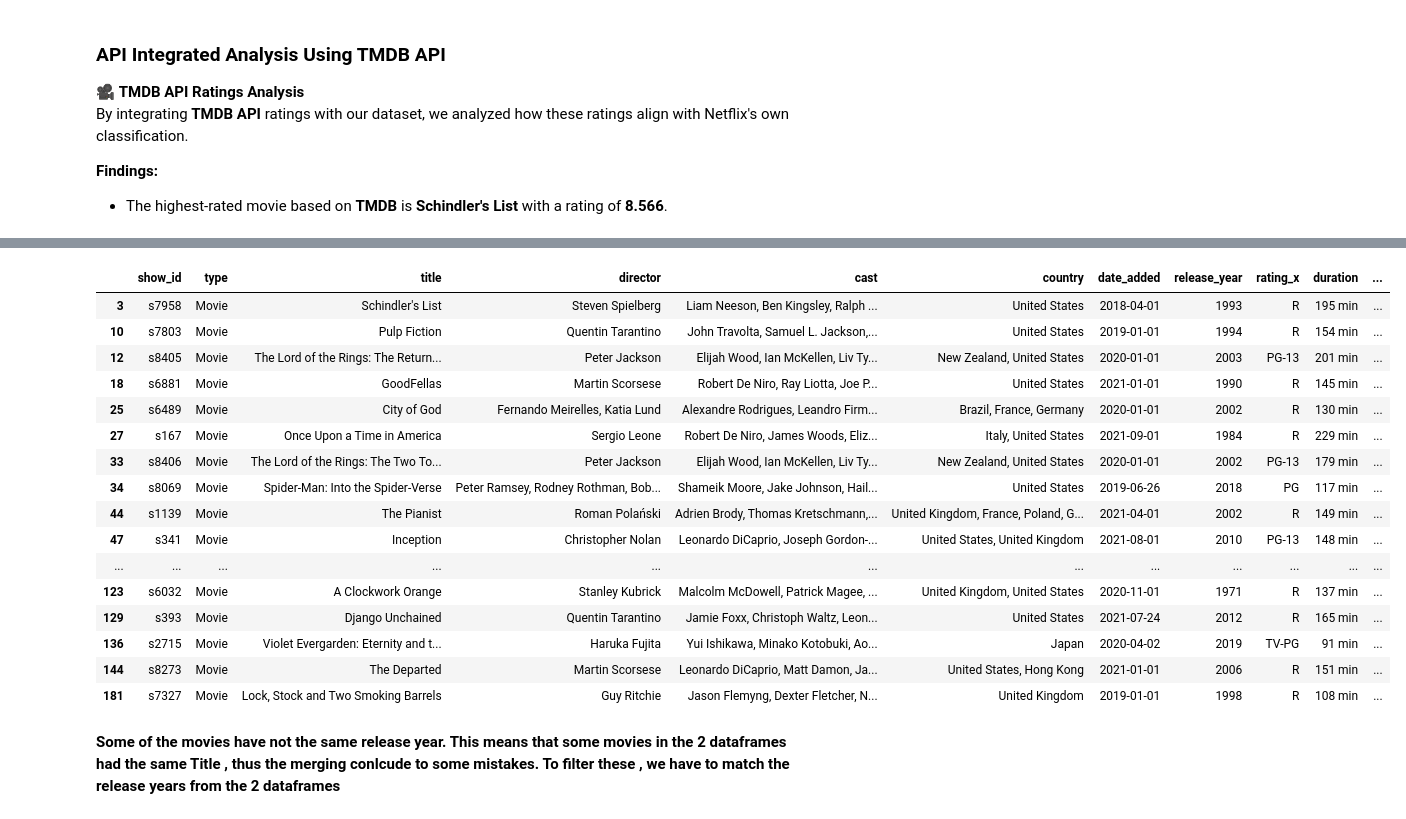
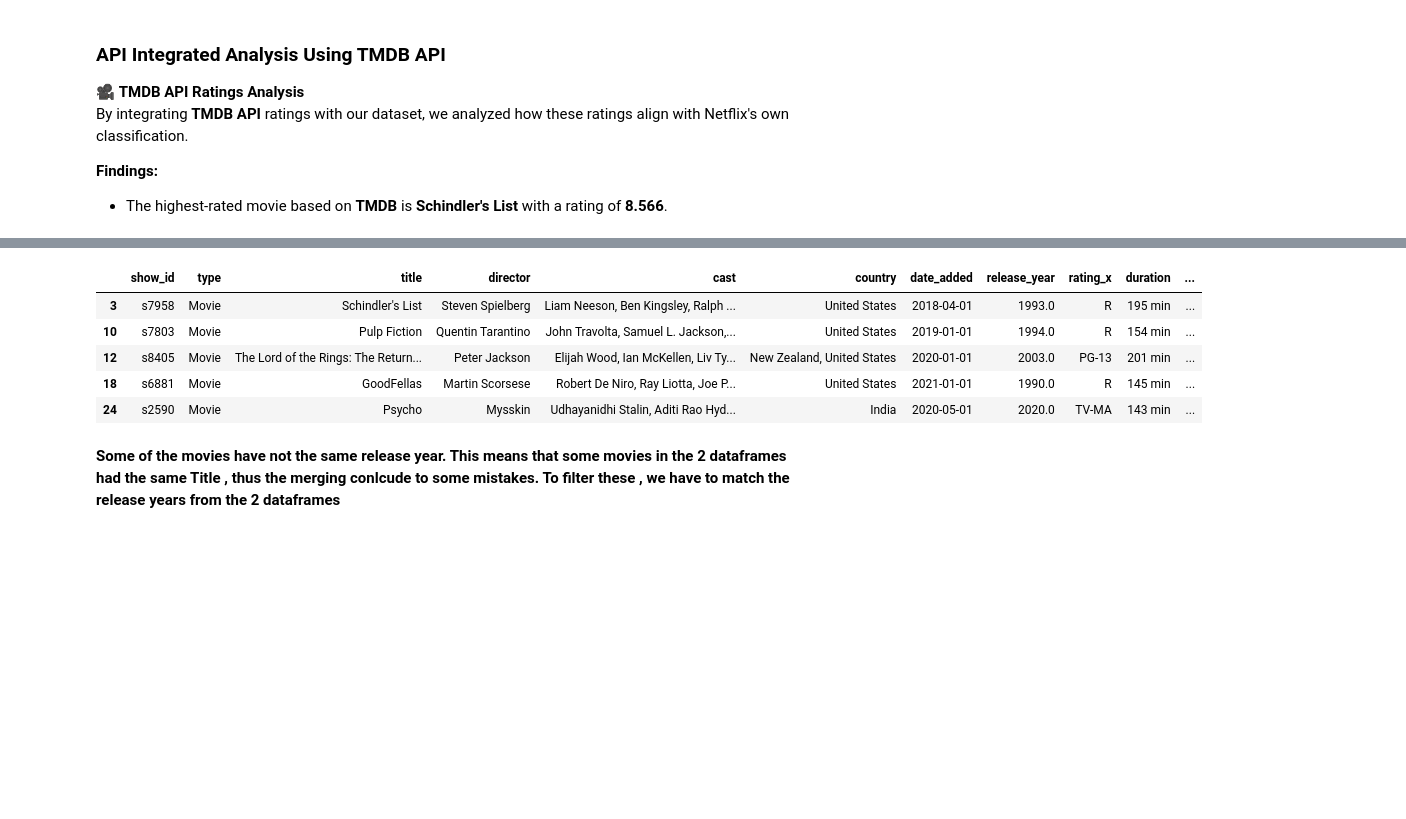
Before and after one commit to vasilis6194/Netflix-project, a Jupyter notebook: 4. Analysis/Netflix_analysis.ipynb, the cells around one changed output, grey strips where cells are left out. Drawn from its saved outputs; the diff is of its cells as text; code cells hidden in the pictures; blank space fills up the shorter version.

```diff
--- a/4. Analysis/Netflix_analysis.ipynb
+++ b/4. Analysis/Netflix_analysis.ipynb
@@ -280,25 +274,14 @@ df_top_movies.head()
 
 merged_df=df.merge(df_top_movies,on="title",how="right").dropna()
 # %%
-merged_df
+merged_df.head()
 # %% [output]
 |  | show_id | type | title | director | cast | country | date_added | release_year | rating_x | duration | ... |
-| 3 | s7958 | Movie | Schindler's List | Steven Spielberg | Liam Neeson, Ben Kingsley, Ralph ... | United States | 2018-04-01 | 1993 | R | 195 min | ... |
-| 10 | s7803 | Movie | Pulp Fiction | Quentin Tarantino | John Travolta, Samuel L. Jackson,... | United States | 2019-01-01 | 1994 | R | 154 min | ... |
-| 12 | s8405 | Movie | The Lord of the Rings: The Return... | Peter Jackson | Elijah Wood, Ian McKellen, Liv Ty... | New Zealand, United States | 2020-01-01 | 2003 | PG-13 | 201 min | ... |
-| 18 | s6881 | Movie | GoodFellas | Martin Scorsese | Robert De Niro, Ray Liotta, Joe P... | United States | 2021-01-01 | 1990 | R | 145 min | ... |
-| 25 | s6489 | Movie | City of God | Fernando Meirelles, Katia Lund | Alexandre Rodrigues, Leandro Firm... | Brazil, France, Germany | 2020-01-01 | 2002 | R | 130 min | ... |
-| 27 | s167 | Movie | Once Upon a Time in America | Sergio Leone | Robert De Niro, James Woods, Eliz... | Italy, United States | 2021-09-01 | 1984 | R | 229 min | ... |
-| 33 | s8406 | Movie | The Lord of the Rings: The Two To... | Peter Jackson | Elijah Wood, Ian McKellen, Liv Ty... | New Zealand, United States | 2020-01-01 | 2002 | PG-13 | 179 min | ... |
-| 34 | s8069 | Movie | Spider-Man: Into the Spider-Verse | Peter Ramsey, Rodney Rothman, Bob... | Shameik Moore, Jake Johnson, Hail... | United States | 2019-06-26 | 2018 | PG | 117 min | ... |
-| 44 | s1139 | Movie | The Pianist | Roman Polański | Adrien Brody, Thomas Kretschmann,... | United Kingdom, France, Poland, G... | 2021-04-01 | 2002 | R | 149 min | ... |
-| 47 | s341 | Movie | Inception | Christopher Nolan | Leonardo DiCaprio, Joseph Gordon-... | United States, United Kingdom | 2021-08-01 | 2010 | PG-13 | 148 min | ... |
-| ... | ... | ... | ... | ... | ... | ... | ... | ... | ... | ... | ... |
-| 123 | s6032 | Movie | A Clockwork Orange | Stanley Kubrick | Malcolm McDowell, Patrick Magee, ... | United Kingdom, United States | 2020-11-01 | 1971 | R | 137 min | ... |
-| 129 | s393 | Movie | Django Unchained | Quentin Tarantino | Jamie Foxx, Christoph Waltz, Leon... | United States | 2021-07-24 | 2012 | R | 165 min | ... |
-| 136 | s2715 | Movie | Violet Evergarden: Eternity and t... | Haruka Fujita | Yui Ishikawa, Minako Kotobuki, Ao... | Japan | 2020-04-02 | 2019 | TV-PG | 91 min | ... |
-| 144 | s8273 | Movie | The Departed | Martin Scorsese | Leonardo DiCaprio, Matt Damon, Ja... | United States, Hong Kong | 2021-01-01 | 2006 | R | 151 min | ... |
-| 181 | s7327 | Movie | Lock, Stock and Two Smoking Barrels | Guy Ritchie | Jason Flemyng, Dexter Fletcher, N... | United Kingdom | 2019-01-01 | 1998 | R | 108 min | ... |
+| 3 | s7958 | Movie | Schindler's List | Steven Spielberg | Liam Neeson, Ben Kingsley, Ralph ... | United States | 2018-04-01 | 1993.0 | R | 195 min | ... |
+| 10 | s7803 | Movie | Pulp Fiction | Quentin Tarantino | John Travolta, Samuel L. Jackson,... | United States | 2019-01-01 | 1994.0 | R | 154 min | ... |
+| 12 | s8405 | Movie | The Lord of the Rings: The Return... | Peter Jackson | Elijah Wood, Ian McKellen, Liv Ty... | New Zealand, United States | 2020-01-01 | 2003.0 | PG-13 | 201 min | ... |
+| 18 | s6881 | Movie | GoodFellas | Martin Scorsese | Robert De Niro, Ray Liotta, Joe P... | United States | 2021-01-01 | 1990.0 | R | 145 min | ... |
+| 24 | s2590 | Movie | Psycho | Mysskin | Udhayanidhi Stalin, Aditi Rao Hyd... | India | 2020-05-01 | 2020.0 | TV-MA | 143 min | ... |
 # %% [markdown]
 **Some of the movies have not the same release year. This means that some movies in the 2 dataframes had the same Title , thus the merging conlcude to some mistakes. To filter these , we have to match the release years from the 2 dataframes**
 # %%
```
Also changed, not shown: parts of 6 cells of this notebook, 2 other files.
